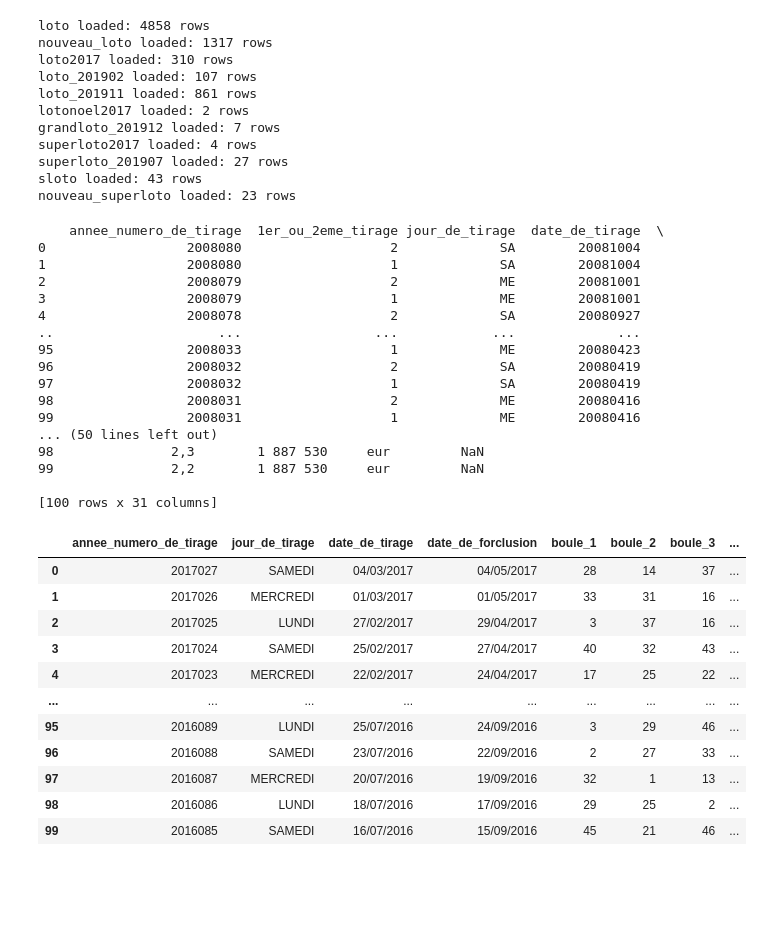
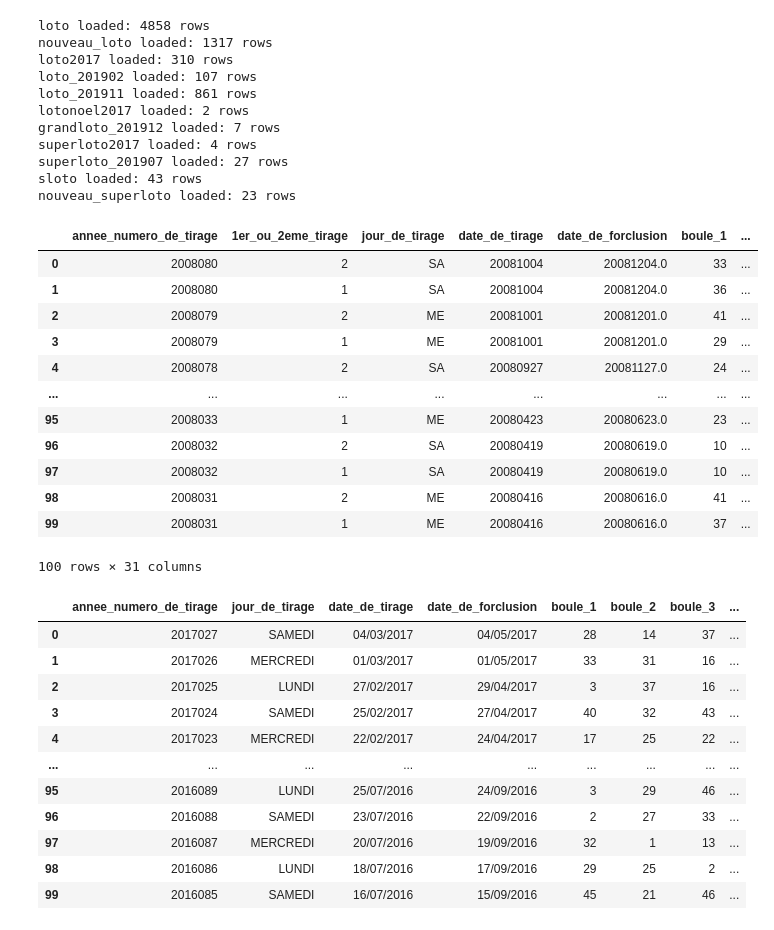
Before and after one commit to fullstackDonya/loto, a Jupyter notebook: lotto.ipynb, the cells around one changed output. Saved outputs shown, nothing was run; the diff lists cells and outputs as text; code cells hidden in the pictures; blank space fills up the shorter version.

```diff
--- a/lotto.ipynb
+++ b/lotto.ipynb
@@ -5,32 +5,3 @@ from google.colab import drive
 drive.mount('/content/drive')
 # %% [output]
 Mounted at /content/drive
-# %%
-import pandas as pd
-import os
-import glob
-
-# Specify the directory path
-directory_path = "/content/drive/MyDrive/Colab Notebooks/loto/dataset/"
-
-# Get a list of all CSV files in the directory
-all_files = glob.glob(os.path.join(directory_path, "*.csv"))
-
-# Create an empty list to store DataFrames
-df_list = []
-
-# Loop through each file, read it into a DataFrame, and append to the list
-for filename in all_files:
-    try:
-        # Use 'on_bad_lines' instead of 'error_bad_lines'
-        df = pd.read_csv(filename, on_bad_lines='skip')  # Skip bad lines
-        df_list.append(df)
-    except pd.errors.ParserError as e:
-        print(f"Error reading file {filename}: {e}")
-        print(f"Skipping this file...")
-
-# Concatenate all DataFrames in the list into a single DataFrame
-df_combined = pd.concat(df_list, ignore_index=True)
-
-# Print the first 5 rows of the combined DataFrame
-print(df_combined.head())
@@ -115,25 +52,21 @@ superloto_201907 loaded: 27 rows
 sloto loaded: 43 rows
 nouveau_superloto loaded: 23 rows
 # %%
-print(datasets["loto"].head(100))  # Affiche les 5 premières lignes du fichier loto.csv
+datasets["loto"].head(100)  # Affiche les 5 premières lignes du fichier loto.csv
 # %% [output]
+|  | annee_numero_de_tirage | 1er_ou_2eme_tirage | jour_de_tirage | date_de_tirage | date_de_forclusion | boule_1 | ... |
+| 0 | 2008080 | 2 | SA | 20081004 | 20081204.0 | 33 | ... |
+| 1 | 2008080 | 1 | SA | 20081004 | 20081204.0 | 36 | ... |
+| 2 | 2008079 | 2 | ME | 20081001 | 20081201.0 | 41 | ... |
+| 3 | 2008079 | 1 | ME | 20081001 | 20081201.0 | 29 | ... |
+| 4 | 2008078 | 2 | SA | 20080927 | 20081127.0 | 24 | ... |
+| ... | ... | ... | ... | ... | ... | ... | ... |
+| 95 | 2008033 | 1 | ME | 20080423 | 20080623.0 | 23 | ... |
+| 96 | 2008032 | 2 | SA | 20080419 | 20080619.0 | 10 | ... |
+| 97 | 2008032 | 1 | SA | 20080419 | 20080619.0 | 10 | ... |
+| 98 | 2008031 | 2 | ME | 20080416 | 20080616.0 | 41 | ... |
+| 99 | 2008031 | 1 | ME | 20080416 | 20080616.0 | 37 | ... |
-    annee_numero_de_tirage  1er_ou_2eme_tirage jour_de_tirage  date_de_tirage  \
-0                  2008080                   2             SA        20081004
-1                  2008080                   1             SA        20081004
-2                  2008079                   2             ME        20081001
-3                  2008079                   1             ME        20081001
-4                  2008078                   2             SA        20080927
-..                     ...                 ...            ...             ...
-95                 2008033                   1             ME        20080423
-96                 2008032                   2             SA        20080419
-97                 2008032                   1             SA        20080419
-98                 2008031                   2             ME        20080416
-99                 2008031                   1             ME        20080416
-... (50 lines left out)
-98               2,3        1 887 530     eur         NaN
-99               2,2        1 887 530     eur         NaN
-
-[100 rows x 31 columns]
+100 rows × 31 columns
 # %%
 datasets['nouveau_loto'].head(100)
 # %% [output]
```
Also changed, not shown: parts of 2 cells of this notebook.
